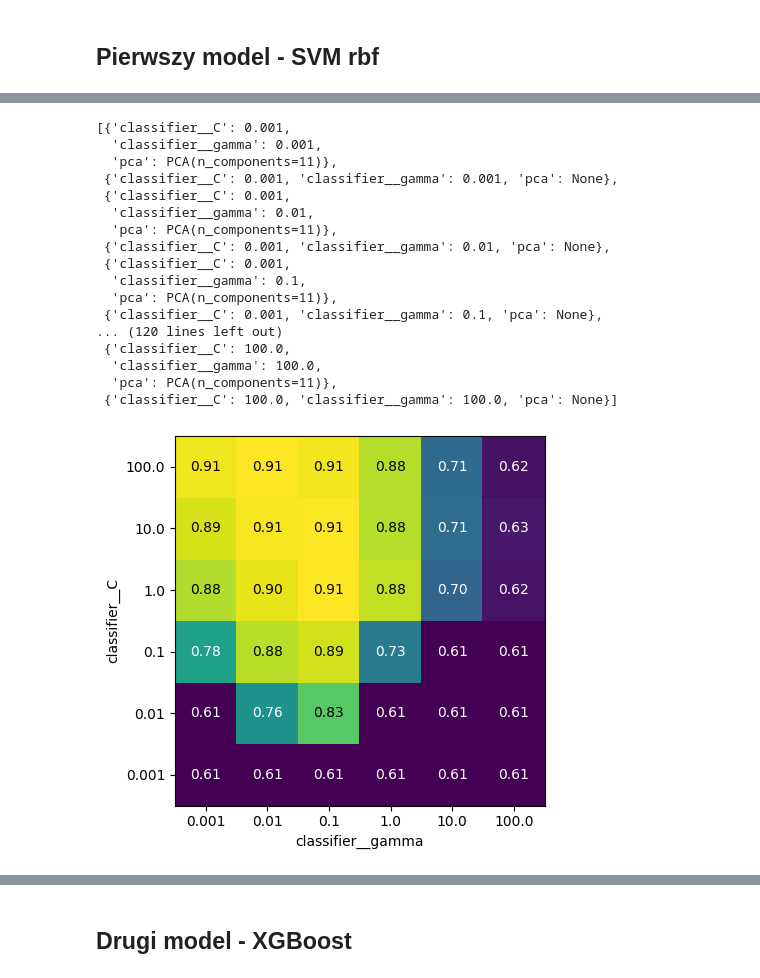
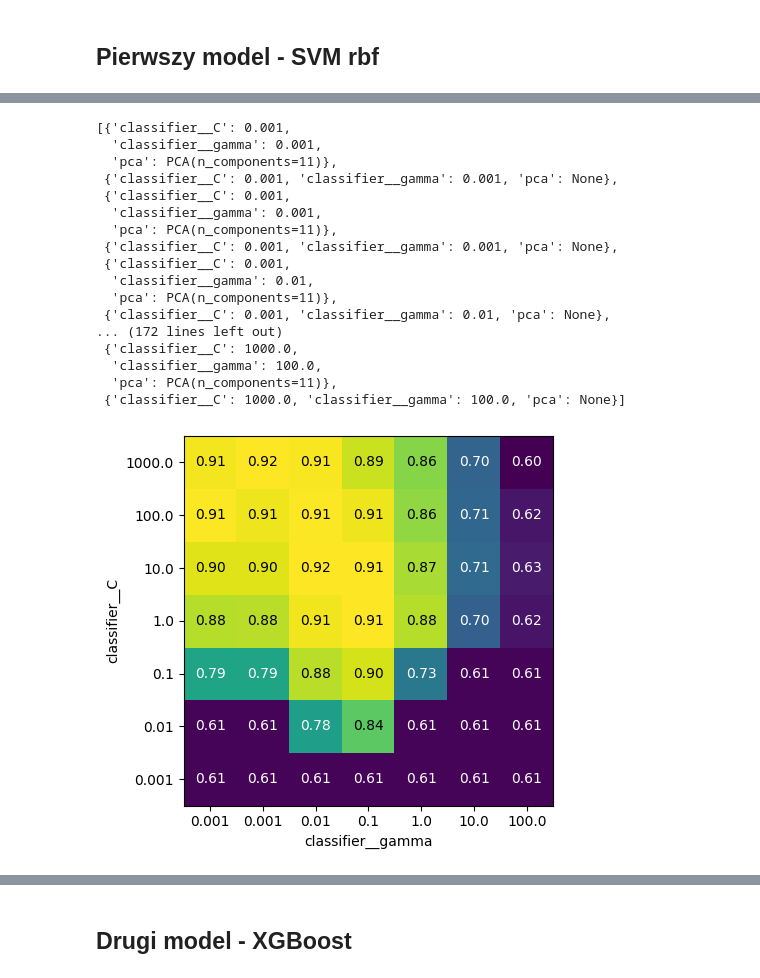
Before and after one commit to kksvt/psi-2023-spambase, a Jupyter notebook: spambase.ipynb, the cells around one changed output, grey strips where cells are left out. Drawn from its saved outputs; the diff is of its cells as text; code cells hidden in the pictures.

```diff
--- a/spambase.ipynb
+++ b/spambase.ipynb
@@ -283,8 +283,8 @@ kfold = StratifiedKFold(n_splits=5, random_state=seed, shuffle=True)
 
 param_grid = {
             'pca': [PCA(11), None],
-            'classifier__gamma': [0.001, 0.01, 0.1, 1., 10., 100.],
-            'classifier__C': [0.001, 0.01, 0.1, 1., 10., 100.],
+            'classifier__gamma': [0.001, 0.001, 0.01, 0.1, 1., 10., 100.],
+            'classifier__C': [0.001, 0.01, 0.1, 1., 10., 100., 1000.],
 }
 
 
@@ -315,6 +315,10 @@ Fitting 5 folds for each of 72 candidates, totalling 360 fits
 grid_1.cv_results_['params']
 # %% [output]
 [{'classifier__C': 0.001,
+  'classifier__gamma': 0.001,
+  'pca': PCA(n_components=11)},
+ {'classifier__C': 0.001, 'classifier__gamma': 0.001, 'pca': None},
+ {'classifier__C': 0.001,
   'classifier__gamma': 0.001,
   'pca': PCA(n_components=11)},
  {'classifier__C': 0.001, 'classifier__gamma': 0.001, 'pca': None},
@@ -322,15 +326,11 @@ grid_1.cv_results_['params']
   'classifier__gamma': 0.01,
   'pca': PCA(n_components=11)},
  {'classifier__C': 0.001, 'classifier__gamma': 0.01, 'pca': None},
- {'classifier__C': 0.001,
-  'classifier__gamma': 0.1,
-  'pca': PCA(n_components=11)},
- {'classifier__C': 0.001, 'classifier__gamma': 0.1, 'pca': None},
-... (120 lines left out)
- {'classifier__C': 100.0,
+... (172 lines left out)
+ {'classifier__C': 1000.0,
   'classifier__gamma': 100.0,
   'pca': PCA(n_components=11)},
- {'classifier__C': 100.0, 'classifier__gamma': 100.0, 'pca': None}]
+ {'classifier__C': 1000.0, 'classifier__gamma': 100.0, 'pca': None}]
 # %%
 def heatmap(values, xlabel, ylabel, xticklabels, yticklabels, cmap=None,
             vmin=None, vmax=None, ax=None, fmt="%0.2f"):
@@ -357,10 +357,10 @@ def heatmap(values, xlabel, ylabel, xticklabels, yticklabels, cmap=None,
         ax.text(x, y, fmt % value, color=c, ha="center", va="center")
     return img
 # %%
-scores = np.array(grid_1.cv_results_['mean_test_score']).reshape(6, 6, 2)
+scores = np.array(grid_1.cv_results_['mean_test_score']).reshape(7, 7, 2)
 scores = scores[:, :, 0]
 heatmap(scores, xlabel='classifier__gamma', xticklabels=param_grid['classifier__gamma'], ylabel='classifier__C', yticklabels=param_grid['classifier__C'], cmap="viridis")
 plt.show()
 # %% [output]
-[figure, old version]
+[figure, new version]
 # %%
```
Also changed, not shown: parts of 26 cells of this notebook.
